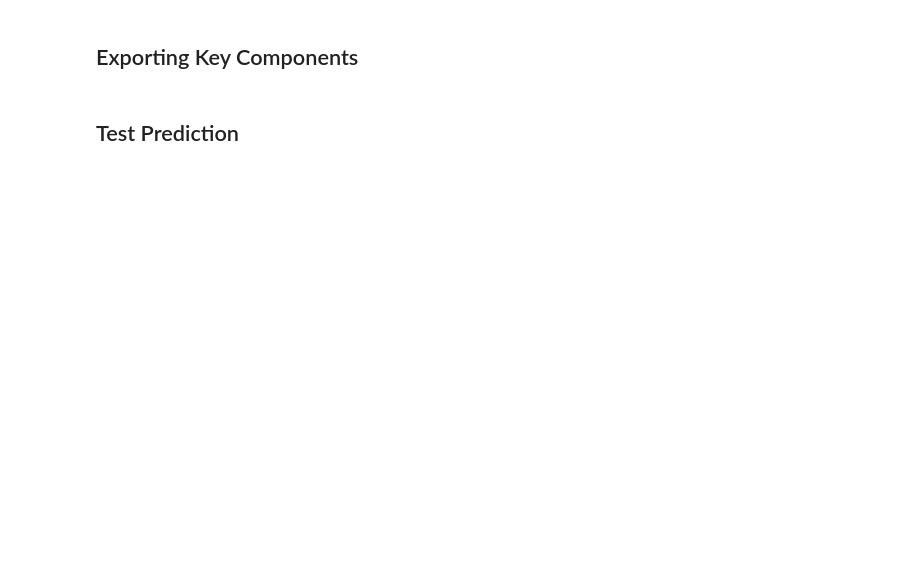
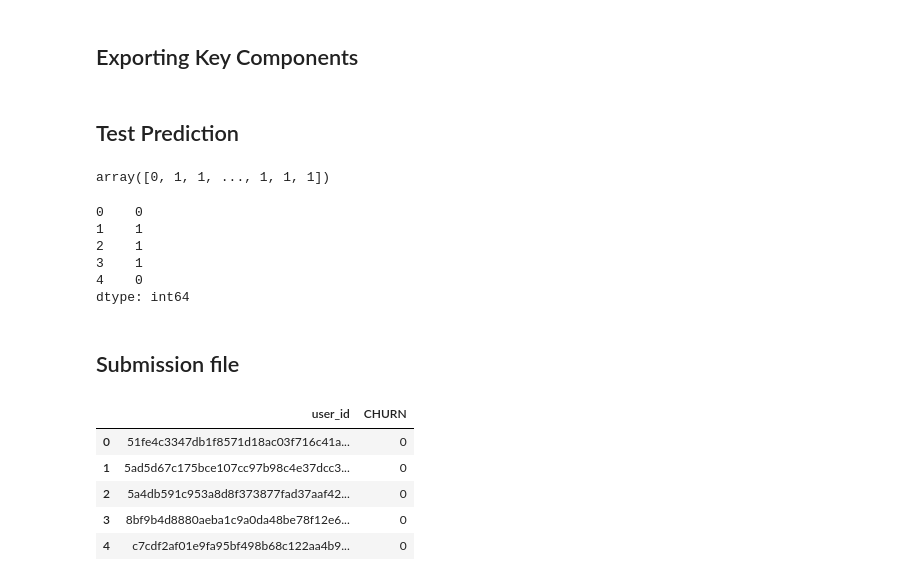
Before and after one commit to elishastanley/Customer-Churn-Prediction-Challenge-For-Azubian, a Jupyter notebook: Notebook/churn.ipynb, the cells around one changed output. Drawn from its saved outputs; the diff is of its cells as text; code cells hidden in the pictures; blank space fills up the shorter version.

```diff
--- a/Notebook/churn.ipynb
+++ b/Notebook/churn.ipynb
@@ -723,0 +863,31 @@ plt.show()
+# %%
+# predicting target variable
+y_pred = models['xgboost'].predict(test_data_processed)
+
+y_pred
+# %% [output]
+array([0, 1, 1, ..., 1, 1, 1])
+# %%
+y_pred_series = pd.Series(y_pred)
+y_pred_series.head()
+# %% [output]
+0    0
+1    1
+2    1
+3    1
+4    0
+dtype: int64
+# %% [markdown]
+## Submission file
+# %%
+# submission_sample dataset
+submission_sample = pd.read_csv('Data/SampleSubmission.csv')
+
+submission_sample.head()
+# %% [output]
+|  | user_id | CHURN |
+| 0 | 51fe4c3347db1f8571d18ac03f716c41a... | 0 |
+| 1 | 5ad5d67c175bce107cc97b98c4e37dcc3... | 0 |
+| 2 | 5a4db591c953a8d8f373877fad37aaf42... | 0 |
+| 3 | 8bf9b4d8880aeba1c9a0da48be78f12e6... | 0 |
+| 4 | c7cdf2af01e9fa95bf498b68c122aa4b9... | 0 |
```
Also changed, not shown: parts of 12 cells of this notebook, 2 other files.
